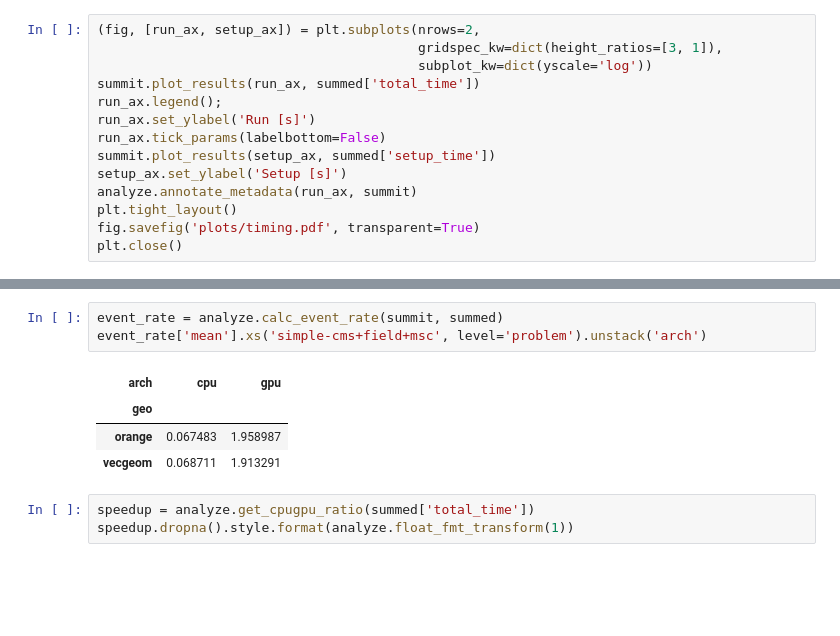
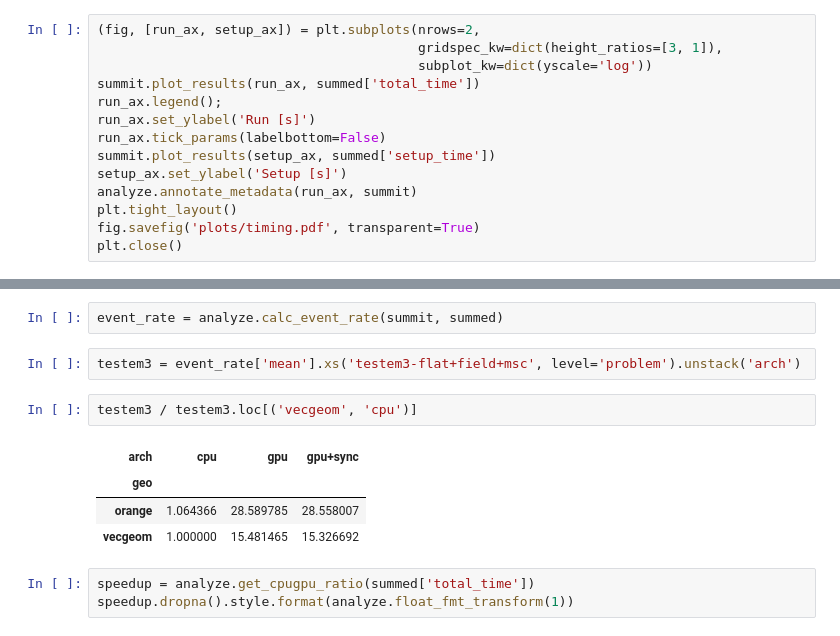
Before and after one commit to celeritas-project/regression, a Jupyter notebook: analysis.ipynb, the cells around one changed output, grey strips where cells are left out. Cells and saved outputs as stored; diff of their text form; blank space fills up the shorter version.

```diff
--- a/analysis.ipynb
+++ b/analysis.ipynb
@@ -123,12 +124,15 @@ times.style.format(analyze.float_fmt_transform(2))
 | testem3-flat+msc | orange | 190.57 | 5.65 | — |
 # %%
 event_rate = analyze.calc_event_rate(summit, summed)
-event_rate['mean'].xs('simple-cms+field+msc', level='problem').unstack('arch')
-# %% [output]
-| arch | cpu | gpu |
-| geo |  |  |
-| orange | 0.067483 | 1.958987 |
-| vecgeom | 0.068711 | 1.913291 |
+# %%
+testem3 = event_rate['mean'].xs('testem3-flat+field+msc', level='problem').unstack('arch')
+# %%
+testem3 / testem3.loc[('vecgeom', 'cpu')]
+# %% [output]
+| arch | cpu | gpu | gpu+sync |
+| geo |  |  |  |
+| orange | 1.064366 | 28.589785 | 28.558007 |
+| vecgeom | 1.000000 | 15.481465 | 15.326692 |
 # %%
 speedup = analyze.get_cpugpu_ratio(summed['total_time'])
 speedup.dropna().style.format(analyze.float_fmt_transform(1))
```
Also changed, not shown: parts of 2 cells of this notebook, 11 other files.
